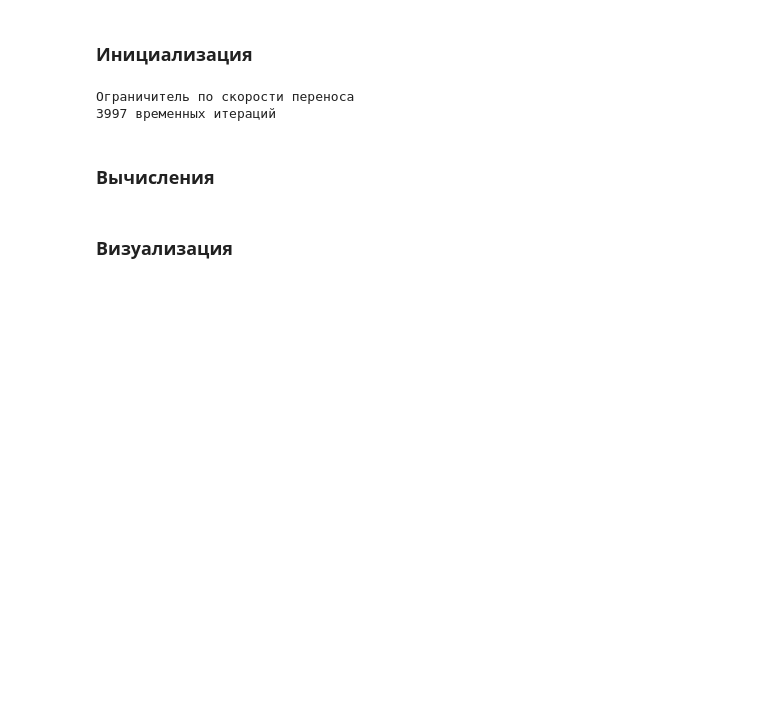
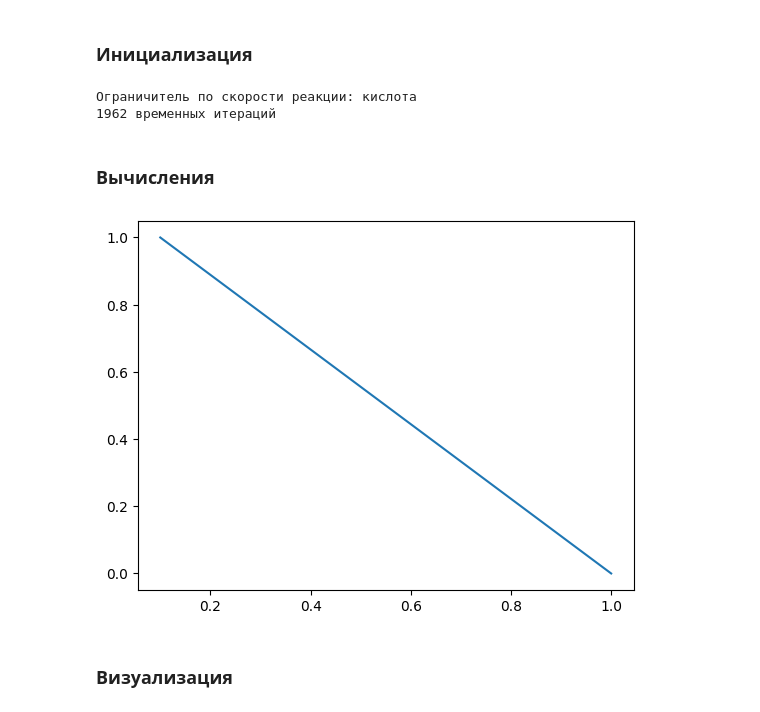
Before and after one commit to lnrSmglln/Carbonate-Acidizing-Modeling, a Jupyter notebook: 2phase/reaction with porous medium.ipynb, the cells around one changed output. Cells and saved outputs as stored; diff of their text form; code cells hidden in the pictures; blank space fills up the shorter version.

```diff
--- a/2phase/reaction with porous medium.ipynb
+++ b/2phase/reaction with porous medium.ipynb
@@ -622,8 +651,6 @@ s_right = plot_buckley_leverett(viscosity_water, viscosity_oil, return_Sfront=Tr
 # %% [markdown]
 ### Инициализация
 # %%
-velocity = flow / (height * width) * initial_porosity
-
 # координатная сетка
 x, h = np.linspace(0, length, num_of_grid_points, endpoint=True, retstep=True)
 
@@ -633,11 +660,18 @@ total_time = volume / flow
 # total_time = 10
 
 # временная сетка
-tau_W = initial_porosity * h / (2 * velocity) * (1 - EPS)
-tau_J = 2 * rho1 * M2**m / (k_a * M1 * S_s * rho2**m * (conc_left - c_eq)**m) / 50
-tau = min(tau_W, tau_J)
-if tau_J < tau_W:
-	print("Ограничитель по скорости реакции")
+tau_W = h * initial_porosity / (2 * filtration_velocity) * (1 - EPS)
+# tau_J = 2 * rho1 * M2**m / (k_a * M1 * initial_area_per_volume * rho2**m * (conc_left - c_eq)**m) / 50
+kinetic_speed = k_a * np.power(conc_left * rho2 / M2, m)
+Jo = initial_area_per_volume * kinetic_speed * alpha_rock
+tau_J = rho1 * (1 - initial_porosity) / (Jo * alpha_rock) * (1 - EPS)
+tau_J2 = conc_left * initial_porosity / \
+    (2 * ( alpha_acid / rho1 * Jo + conc_left * filtration_velocity / h)) * (1 - EPS)
+tau = min(tau_W, tau_J, tau_J2)
+if tau_J < tau_W and tau_J < tau_J2:
+	print("Ограничитель по скорости реакции: порода")
+elif tau_J2 < tau_W and tau_J2 < tau_J:
+	print("Ограничитель по скорости реакции: кислота")
 else:
 	print("Ограничитель по скорости переноса")
 t = np.arange(0, total_time + tau, tau)
@@ -651,14 +685,15 @@ initial_saturation_field = np.zeros(num_of_grid_points) + saturation_initial
 
 # Граничные условия
 # вектор скорости фильтрации
-velocity_left = np.zeros(num_of_time_points) + velocity
+velocity_left = np.zeros(num_of_time_points) + filtration_velocity
 # вектор водонасыщенности
 water_saturation_left = np.zeros(num_of_time_points) + saturation_left
 # вектор концентрации кислоты
 acid_conc_left = np.zeros(num_of_time_points)
 acid_conc_left[:]
 
-acid_conc_left[:] = 0.3
+acid_conc_left[:] = conc_left
+# acid_conc_left[:] = 0
 # for i, time in enumerate(t):
 # 	if time < 20:
 # 		acid_conc_left[i] = 0.3
@@ -672,8 +707,8 @@ acid_conc_left[:] = 0.3
 # 		acid_conc_left[i] = 0
 # 		water_saturation_left[i] = 0
 # %% [output]
-Ограничитель по скорости переноса
-3997 временных итераций
+Ограничитель по скорости реакции: кислота
+1962 временных итераций
 # %% [markdown]
 ### Вычисления
 # %%
@@ -687,7 +722,7 @@ model = ExplicitAcidSolver(
 
     k_a=k_a,
     m=m,
-    S_s=S_s,
+    S_s=initial_area_per_volume,
     c_eq=c_eq,
     water_viscosity=viscosity_water,
     oil_viscosity=viscosity_oil,
@@ -697,5 +732,25 @@ model = ExplicitAcidSolver(
     acid_density=rho2,
     salt_density=rho3,
     water_density=rho4,
-    co2_density=rho5
+    co2_density=rho5,
+
+    initial_porosity=initial_porosity,
+    initial_area_per_volume=initial_area_per_volume,
+    initial_permeability=initial_permeability,
+    beta=beta,
+
+    alpha_rock=alpha_rock,
+    alpha_acid=alpha_acid,
+    alpha_salt=alpha_salt,
+    alpha_co2=alpha_co2,
+    alpha_water=alpha_water
 )
+# %%
+poro = np.arange(initial_porosity, 1.01, 0.01)
+areas = np.zeros_like(poro)
+for i in range(len(poro)):
+    areas[i] = model.get_area_per_volume(poro[i])
+plt.plot(poro, areas/initial_area_per_volume)
+plt.show()
+# %% [output]
+[figure, added]
```
Also changed, not shown: parts of 11 cells of this notebook, 5 other files.
